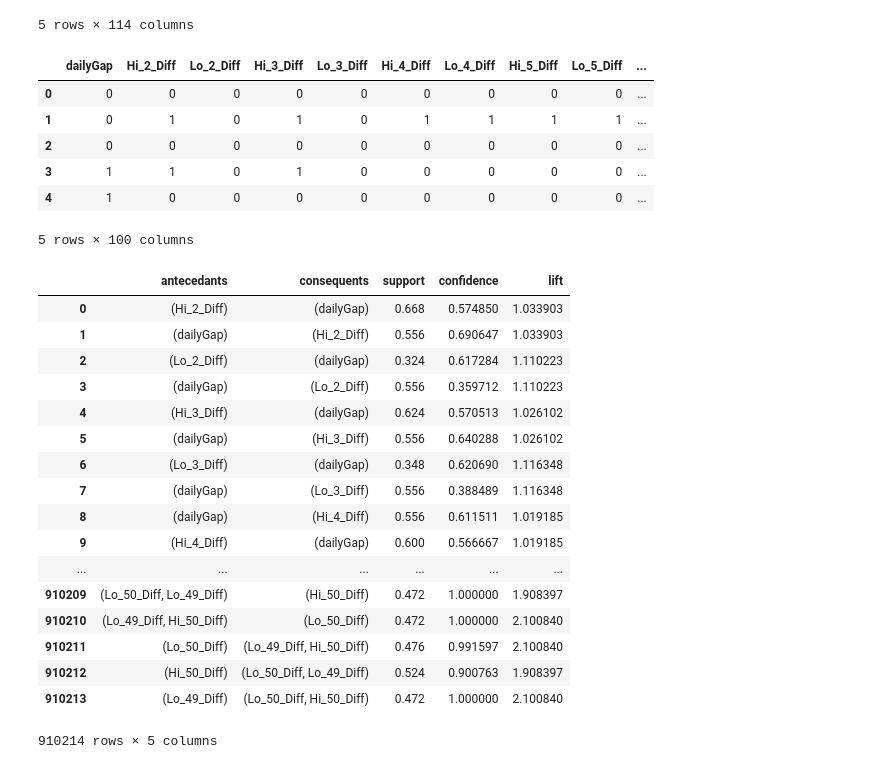
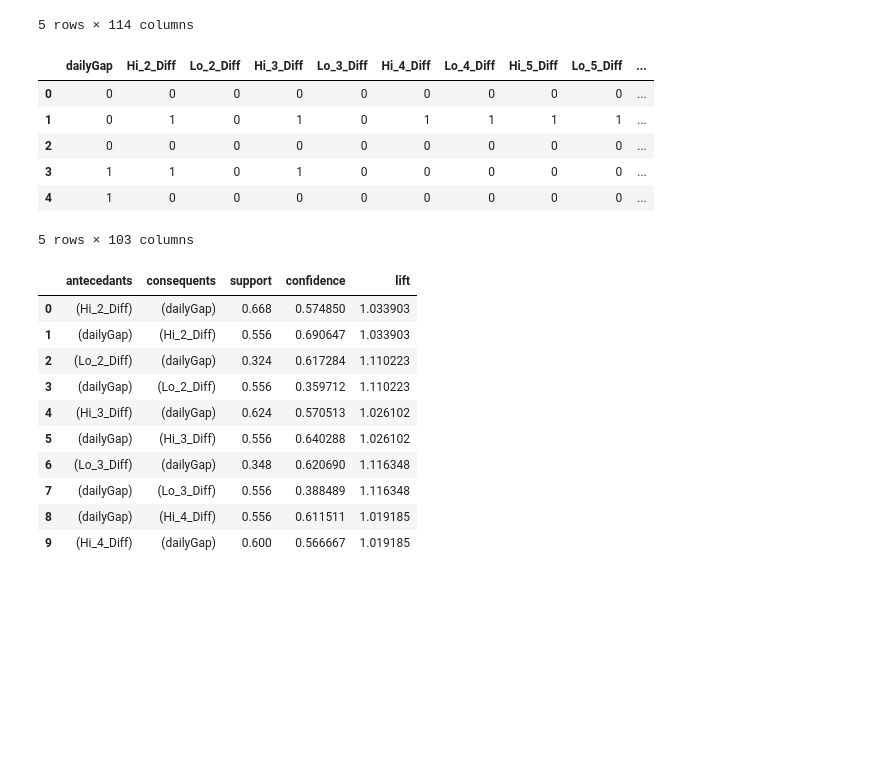
Before and after one commit to zarak/Xrules, a Jupyter notebook: notebooks/Rules.ipynb, the cells around one changed output. Saved outputs shown, nothing was run; the diff lists cells and outputs as text; code cells hidden in the pictures; blank space fills up the shorter version.

Commit message:
Add two more rules; previousLowGap, previousHighGap

```diff
--- a/notebooks/Rules.ipynb
+++ b/notebooks/Rules.ipynb
@@ -635,0 +626,4 @@ Name: dailyGap, dtype: float64
+# %%
+
+df_first50['previousHighGap'] = df_first50.High - df_first50.Open
+df_first50['previousLowGap'] = df_first50.Low - df_first50.Open
@@ -683,7 +686,7 @@ df_first50.head()
 | 4 | 10/17/2016 | 9:33 | 16.94 | 16.94 | 16.60 | 16.81 | 16.87 | 16.95 | 16.32 | ... |
 5 rows × 114 columns
 # %%
-basket2 = (df_first50.iloc[:, 10:-1]).drop(
+basket2 = (df_first50.iloc[:, 10:]).drop(
     ['Hi_1_Diff', 'Lo_1_Diff', 'Unnamed: 111'], axis=1).applymap(lambda x: 0 if x <= 0 else 1)
 # %%
 basket2.head()
@@ -694,32 +697,25 @@ basket2.head()
 | 2 | 0 | 0 | 0 | 0 | 0 | 0 | 0 | 0 | 0 | ... |
 | 3 | 1 | 1 | 0 | 1 | 0 | 0 | 0 | 0 | 0 | ... |
 | 4 | 1 | 0 | 0 | 0 | 0 | 0 | 0 | 0 | 0 | ... |
-5 rows × 100 columns
+5 rows × 103 columns
 # %%
 frequent_itemsets2 = apriori(basket2, min_support=0.20, use_colnames=True, max_len=3)
 # %%
 rules2 = association_rules(frequent_itemsets2, metric="lift", min_threshold=1)
 # %%
 # Rules with dailyGap, previousHighDiff, previousLowDiff (when differences are POSITIVE)
-rules2
+rules2.head(10)
 # %% [output]
 |  | antecedants | consequents | support | confidence | lift |
 | 0 | (Hi_2_Diff) | (dailyGap) | 0.668 | 0.574850 | 1.033903 |
 | 1 | (dailyGap) | (Hi_2_Diff) | 0.556 | 0.690647 | 1.033903 |
 | 2 | (Lo_2_Diff) | (dailyGap) | 0.324 | 0.617284 | 1.110223 |
 | 3 | (dailyGap) | (Lo_2_Diff) | 0.556 | 0.359712 | 1.110223 |
 | 4 | (Hi_3_Diff) | (dailyGap) | 0.624 | 0.570513 | 1.026102 |
 | 5 | (dailyGap) | (Hi_3_Diff) | 0.556 | 0.640288 | 1.026102 |
 | 6 | (Lo_3_Diff) | (dailyGap) | 0.348 | 0.620690 | 1.116348 |
 | 7 | (dailyGap) | (Lo_3_Diff) | 0.556 | 0.388489 | 1.116348 |
 | 8 | (dailyGap) | (Hi_4_Diff) | 0.556 | 0.611511 | 1.019185 |
 | 9 | (Hi_4_Diff) | (dailyGap) | 0.600 | 0.566667 | 1.019185 |
-| ... | ... | ... | ... | ... | ... |
-| 910209 | (Lo_50_Diff, Lo_49_Diff) | (Hi_50_Diff) | 0.472 | 1.000000 | 1.908397 |
-| 910210 | (Lo_49_Diff, Hi_50_Diff) | (Lo_50_Diff) | 0.472 | 1.000000 | 2.100840 |
-| 910211 | (Lo_50_Diff) | (Lo_49_Diff, Hi_50_Diff) | 0.476 | 0.991597 | 2.100840 |
-| 910212 | (Hi_50_Diff) | (Lo_50_Diff, Lo_49_Diff) | 0.524 | 0.900763 | 1.908397 |
-| 910213 | (Lo_49_Diff) | (Lo_50_Diff, Hi_50_Diff) | 0.472 | 1.000000 | 2.100840 |
-910214 rows × 5 columns
 # %%
 # This time, Negative is 1
```
Also changed, not shown: parts of 5 cells of this notebook.
